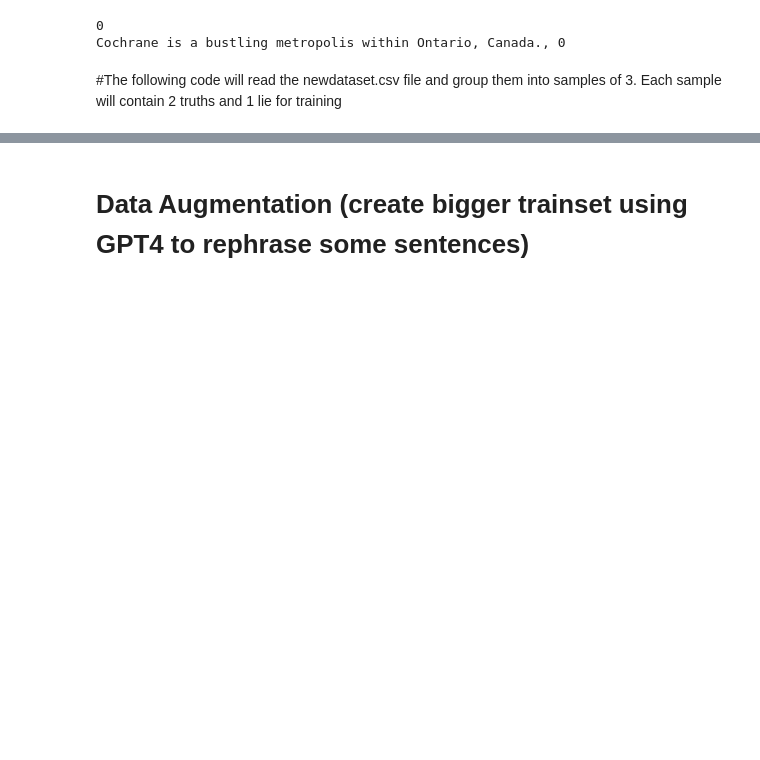
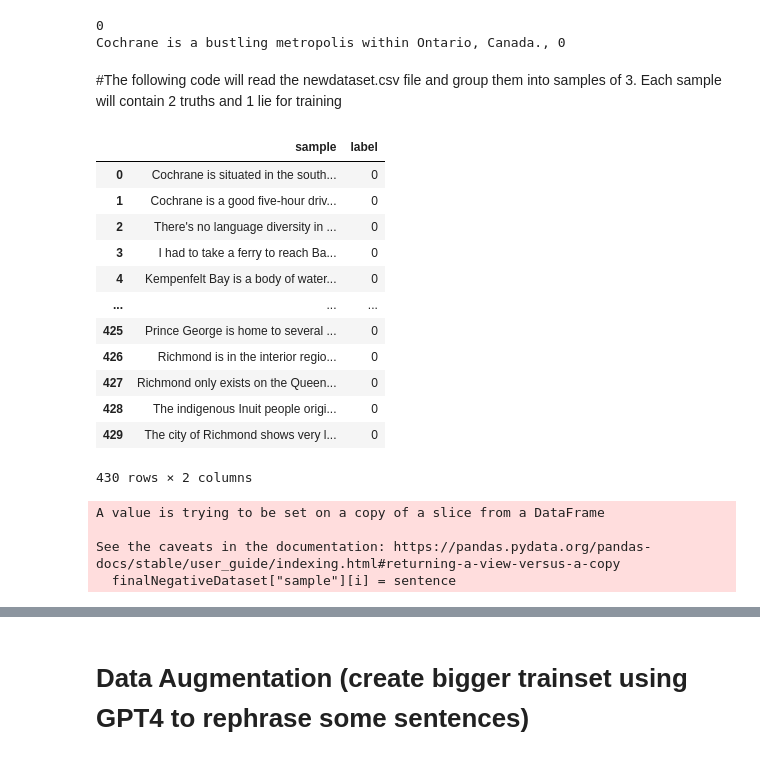
Before and after one commit to ece1786-2023/HonestEye, a Jupyter notebook: code/data_gen_pipeline.ipynb, the cells around one changed output, grey strips where cells are left out. Drawn from its saved outputs; the diff is of its cells as text; code cells hidden in the pictures; blank space fills up the shorter version.

Commit message:
final commit for data pipeline code

```diff
--- a/code/data_gen_pipeline.ipynb
+++ b/code/data_gen_pipeline.ipynb
@@ -296,3 +302,30 @@ newDataset = pd.concat([odf, completeDataset[math.floor(len(completeDataset)/2):
 newDataset.to_csv(path+'newDataset.csv', index=False)
 # %% [markdown]
 #The following code will read the newdataset.csv file and group them into samples of 3. Each sample will contain 2 truths and 1 lie for training
+# %%
+finalNegativeDataset = pd.read_csv(path+'cleaned-neg-dataset-v2.csv')
+finalNegativeDataset = finalNegativeDataset.drop("Unnamed: 0", axis=1)
+finalNegativeDataset
+# %% [output]
+|  | sample | label |
+| 0 | Cochrane is situated in the south... | 0 |
+| 1 | Cochrane is a good five-hour driv... | 0 |
+| 2 | There's no language diversity in ... | 0 |
+| 3 | I had to take a ferry to reach Ba... | 0 |
+| 4 | Kempenfelt Bay is a body of water... | 0 |
+| ... | ... | ... |
+| 425 | Prince George is home to several ... | 0 |
+| 426 | Richmond is in the interior regio... | 0 |
+| 427 | Richmond only exists on the Queen... | 0 |
+| 428 | The indigenous Inuit people origi... | 0 |
+| 429 | The city of Richmond shows very l... | 0 |
+430 rows × 2 columns
+# %%
+for i, sentence in enumerate(finalNegativeDataset["sample"]):
+  sentence = sentence+", 0"
+  finalNegativeDataset["sample"][i] = sentence
+# %% [output]
+A value is trying to be set on a copy of a slice from a DataFrame
+
+See the caveats in the documentation: https://pandas.pydata.org/pandas-docs/stable/user_guide/indexing.html#returning-a-view-versus-a-copy
+  finalNegativeDataset["sample"][i] = sentence
```
Also changed, not shown: parts of 11 cells of this notebook.
